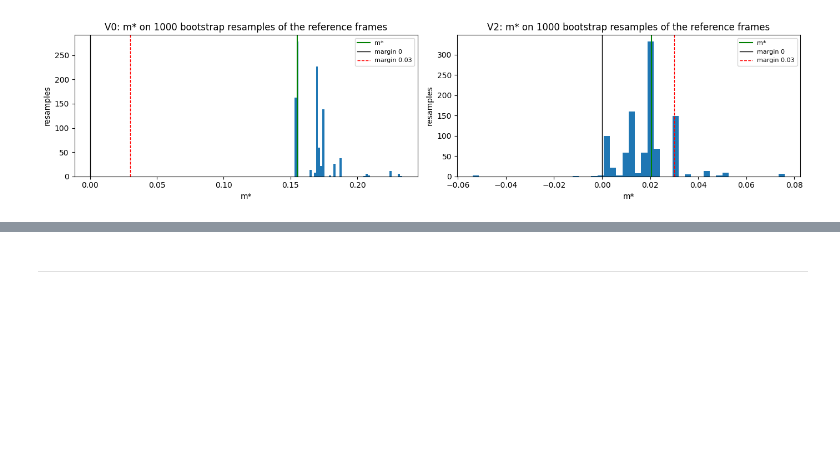
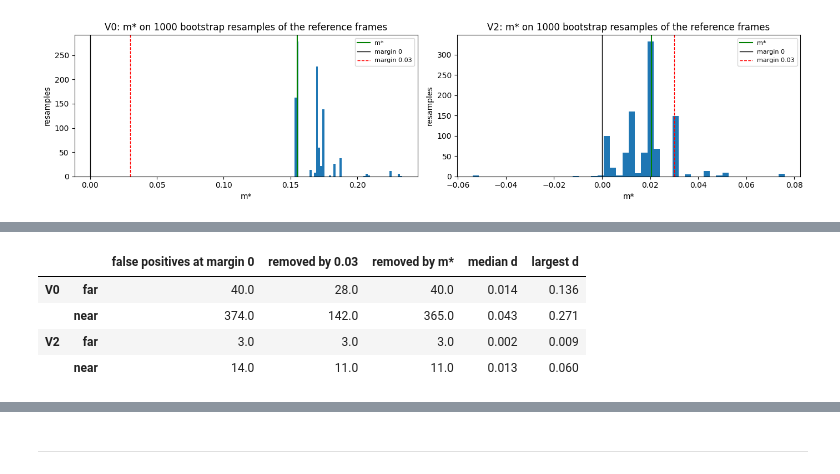
Before and after one commit to xrushofblood/vad_project, a Jupyter notebook: notebooks/phase_1_margin_study.ipynb, the cells around one changed output, grey strips where cells are left out. Drawn from its saved outputs; the diff is of its cells as text; code cells hidden in the pictures; blank space fills up the shorter version.

```diff
--- a/notebooks/phase_1_margin_study.ipynb
+++ b/notebooks/phase_1_margin_study.ipynb
@@ -843,0 +863,27 @@ Bootstrap done in about 8 min
+# %%
+# 5.4 What margin 0.03 removes on the cross-validated reference frames: background patches won by another class
+# (d >= 0), far from the objects (outside the boundary ring) or near them (inside it)
+rows = {}
+for name in VARIANTS:
+    far_d, near_d = [], []
+    for ref, similarities in zip(REFERENCE_FRAMES, CV_SIMILARITIES[name]):
+        d, _ = background_gap(similarities)
+        background = ref["cv_gt"] == BACKGROUND_ID
+        far = ignore_boundary_ring(ref["cv_gt"], BOUNDARY_RING) == BACKGROUND_ID   # background not next to any object
+        near = background & ~far
+        far_d.append(d[far & (d >= 0)])
+        near_d.append(d[near & (d >= 0)])
+    far_d, near_d = np.concatenate(far_d), np.concatenate(near_d)
+    for label, values in [("far", far_d), ("near", near_d)]:
+        rows[(name, label)] = {"false positives at margin 0": len(values),
+                               "removed by 0.03": int((values < CURRENT_MARGIN).sum()),
+                               "removed by m*": int((values < CHOSEN[name]).sum()),
+                               "median d": float(np.median(values)) if len(values) else np.nan,
+                               "largest d": float(values.max()) if len(values) else np.nan}
+display(pd.DataFrame(rows).T.round(3))
+# %% [output]
+|  |  | false positives at margin 0 | removed by 0.03 | removed by m* | median d | largest d |
+| V0 | far | 40.0 | 28.0 | 40.0 | 0.014 | 0.136 |
+|  | near | 374.0 | 142.0 | 365.0 | 0.043 | 0.271 |
+| V2 | far | 3.0 | 3.0 | 3.0 | 0.002 | 0.009 |
+|  | near | 14.0 | 11.0 | 11.0 | 0.013 | 0.060 |
```
Also changed, not shown: parts of 19 cells of this notebook.
